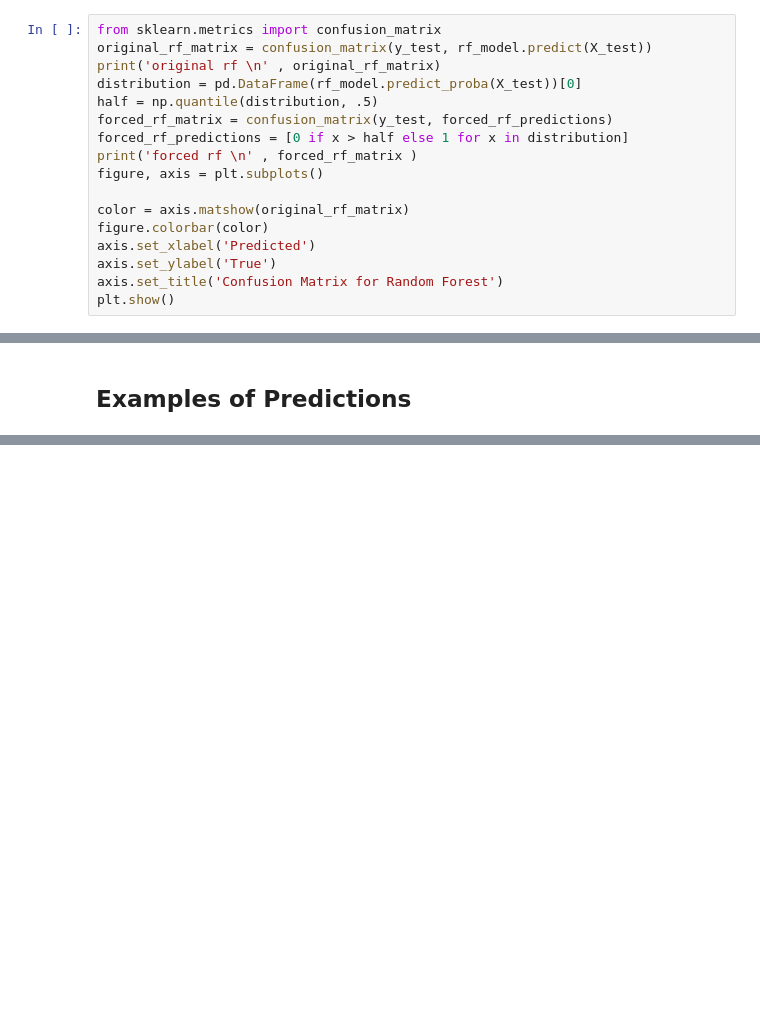
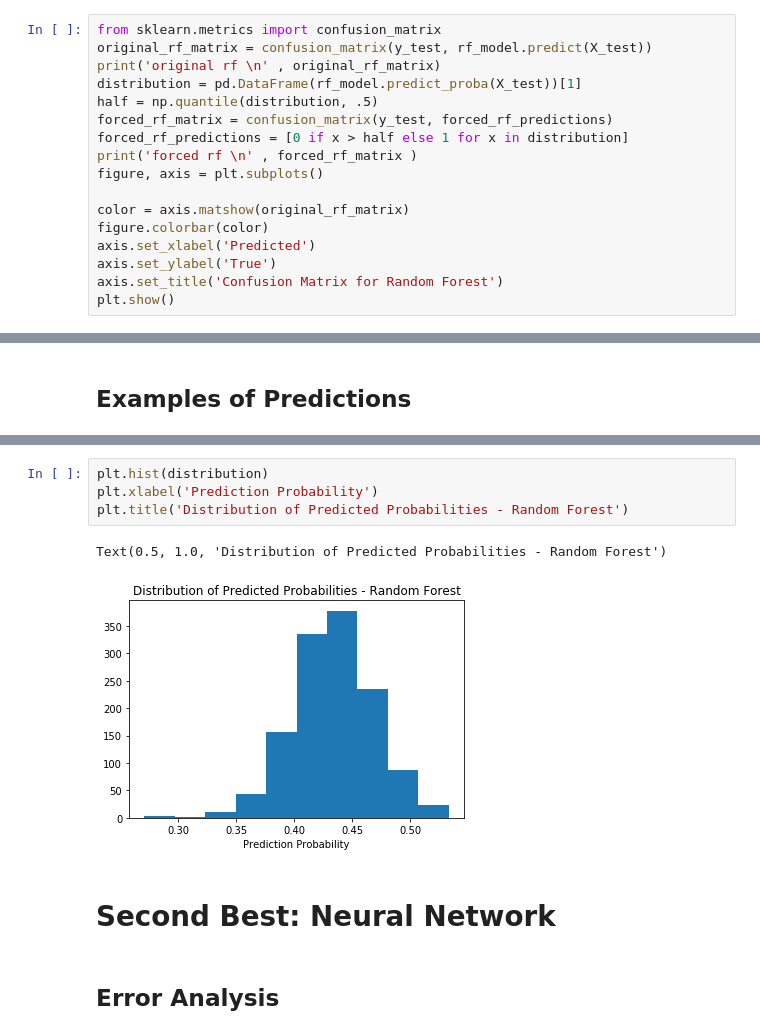
Before and after one commit to blue46jhl/CS109A-Final-Project, a Jupyter notebook: Final_Models.ipynb, the cells around one changed output, grey strips where cells are left out. Saved outputs shown, nothing was run; the diff lists cells and outputs as text; blank space fills up the shorter version.

```diff
--- a/Final_Models.ipynb
+++ b/Final_Models.ipynb
@@ -343,7 +363,7 @@ the worst features were
 from sklearn.metrics import confusion_matrix
 original_rf_matrix = confusion_matrix(y_test, rf_model.predict(X_test))
 print('original rf \n' , original_rf_matrix)
-distribution = pd.DataFrame(rf_model.predict_proba(X_test))[0]
+distribution = pd.DataFrame(rf_model.predict_proba(X_test))[1]
 half = np.quantile(distribution, .5)
 forced_rf_matrix = confusion_matrix(y_test, forced_rf_predictions)
 forced_rf_predictions = [0 if x > half else 1 for x in distribution]
@@ -381,0 +417,11 @@ Name: text, dtype: object
+# %%
+plt.hist(distribution)
+plt.xlabel('Prediction Probability')
+plt.title('Distribution of Predicted Probabilities - Random Forest')
+# %% [output]
+Text(0.5, 1.0, 'Distribution of Predicted Probabilities - Random Forest')
+[figure, added]
+# %% [markdown]
+# Second Best: Neural Network
+# %% [markdown]
+## Error Analysis
```
Also changed, not shown: parts of 11 cells of this notebook.
